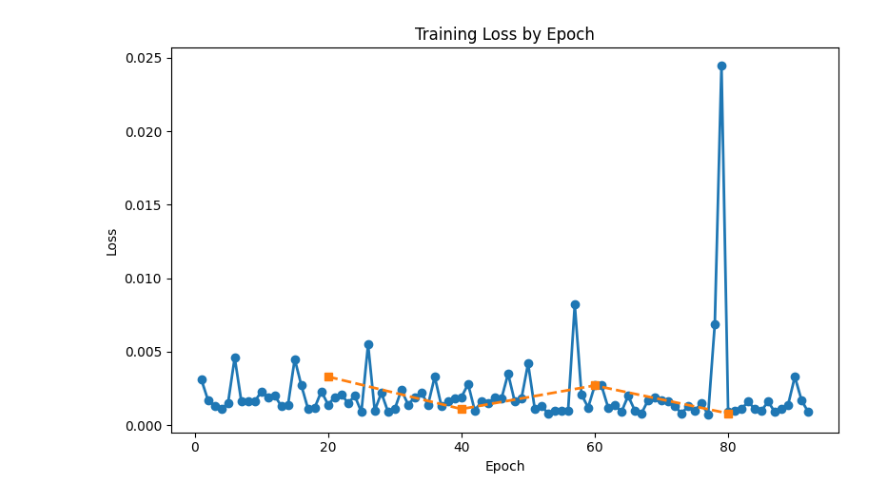
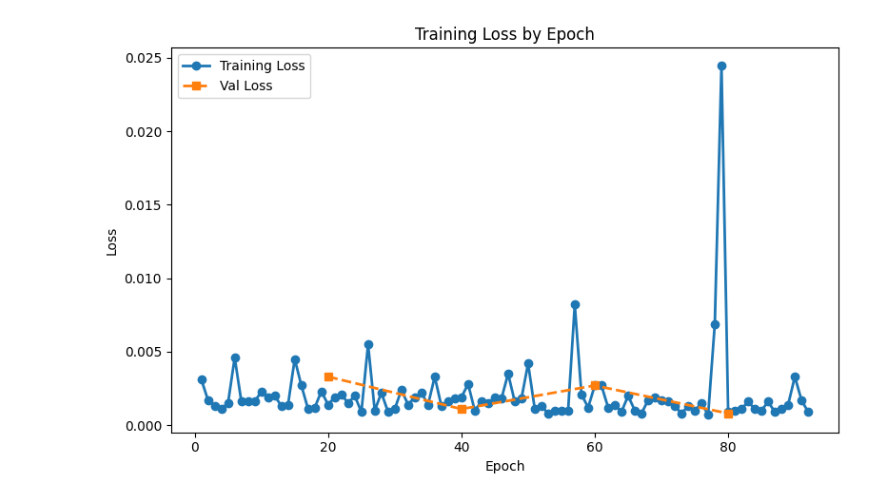
Before and after one commit to lukass16/CPSC-452-Final-Project, a Jupyter notebook: Latent Visualization/loss_graph.ipynb, the cells around one changed output. Drawn from its saved outputs; the diff is of its cells as text; code cells hidden in the pictures.

```diff
--- a/Latent Visualization/loss_graph.ipynb
+++ b/Latent Visualization/loss_graph.ipynb
@@ -63,32 +63,33 @@ losses = [0.0031,
     0.0012,
     0.0027,
      0.0027,
      0.0012,
      0.0014,
      0.0009,
      0.0020,
      0.0010,
      0.0008,
      0.0017,
      0.0019,
      0.0017,
      0.0016,
      0.0013, 0.0008, 0.0013, 0.0010, 0.0015, 0.0007, 0.0069, 0.0245, 0.0009, 0.0010, 0.0011, 0.0016, 0.0011, 0.0010, 0.0016, 0.0009, 0.0011, 0.0014, 0.0033, 0.0017, 0.0009]
 
 # also recovered from output_vae_simple.ipynb
 val_losses = [0.0033, 0.0011, 0.0027, 0.0008]
 
 epochs = range(1, len(losses) + 1)
 val_epochs   = [20, 40, 60, 80]
 
 
 plt.figure(figsize=(8, 5))
-plt.plot(epochs, losses, marker='o', linestyle='-', linewidth=2)
+plt.plot(epochs, losses, marker='o', linestyle='-', linewidth=2, label='Training Loss')
 plt.plot(val_epochs,   val_losses, marker='s', linestyle='--', linewidth=2, label='Val Loss')
 plt.title('Training Loss by Epoch')
 plt.xlabel('Epoch')
 plt.ylabel('Loss')
+plt.legend()      # <— this adds the key
 plt.tight_layout()
 plt.show()
 # %% [output]
-[figure, old version]
+[figure, new version]
```
